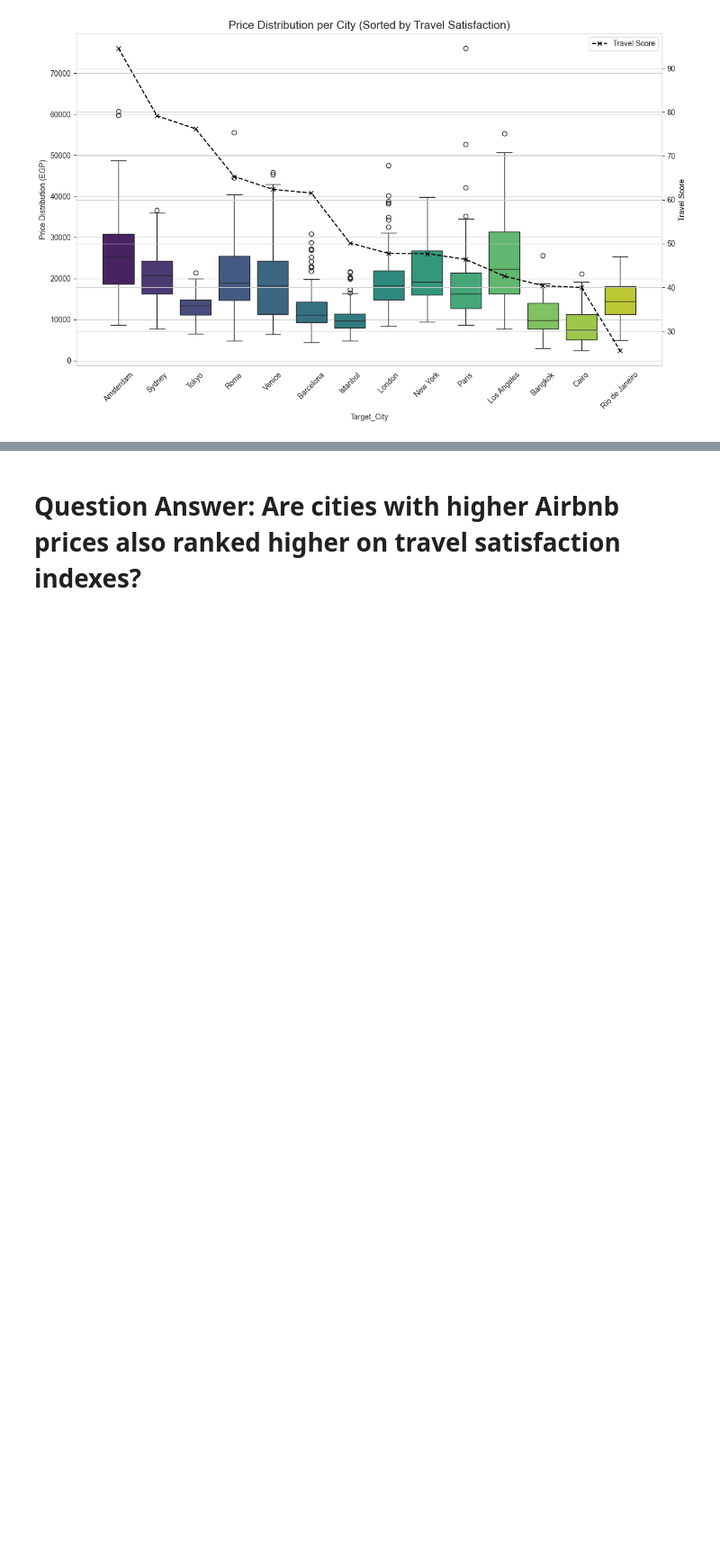
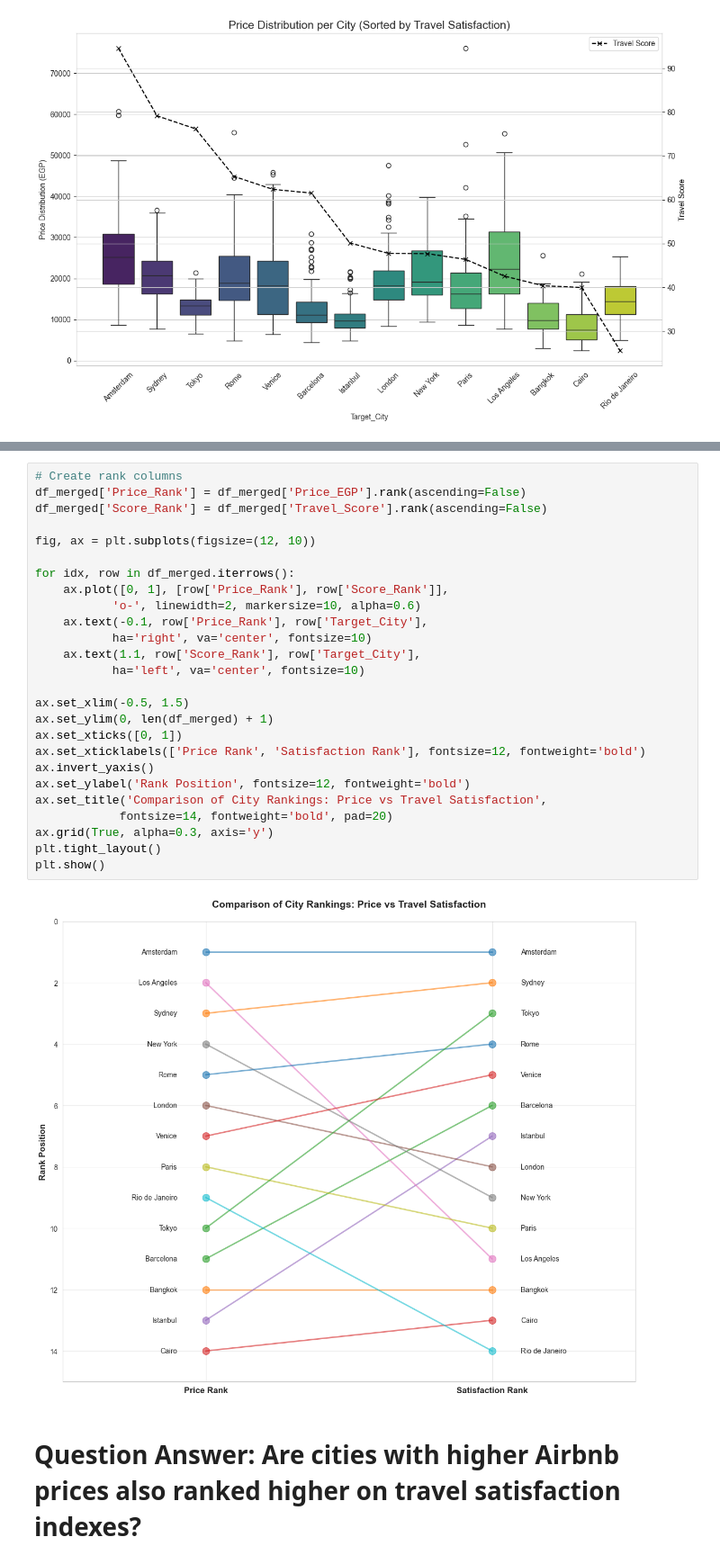
Before and after one commit to FahdKhater/Data-Analysis-Project, a Jupyter notebook: DA_Q1/DA_Project_Q1.ipynb, the cells around one changed output, grey strips where cells are left out. Shown at 90% size. Saved outputs shown, nothing was run; the diff lists cells and outputs as text; blank space fills up the shorter version.

```diff
--- a/DA_Q1/DA_Project_Q1.ipynb
+++ b/DA_Q1/DA_Project_Q1.ipynb
@@ -305,3 +334,31 @@ Passing `palette` without assigning `hue` is deprecated and will be removed in v
+# %%
+# Create rank columns
+df_merged['Price_Rank'] = df_merged['Price_EGP'].rank(ascending=False)
+df_merged['Score_Rank'] = df_merged['Travel_Score'].rank(ascending=False)
+
+fig, ax = plt.subplots(figsize=(12, 10))
+
+for idx, row in df_merged.iterrows():
+    ax.plot([0, 1], [row['Price_Rank'], row['Score_Rank']],
+           'o-', linewidth=2, markersize=10, alpha=0.6)
+    ax.text(-0.1, row['Price_Rank'], row['Target_City'],
+           ha='right', va='center', fontsize=10)
+    ax.text(1.1, row['Score_Rank'], row['Target_City'],
+           ha='left', va='center', fontsize=10)
+
+ax.set_xlim(-0.5, 1.5)
+ax.set_ylim(0, len(df_merged) + 1)
+ax.set_xticks([0, 1])
+ax.set_xticklabels(['Price Rank', 'Satisfaction Rank'], fontsize=12, fontweight='bold')
+ax.invert_yaxis()
+ax.set_ylabel('Rank Position', fontsize=12, fontweight='bold')
+ax.set_title('Comparison of City Rankings: Price vs Travel Satisfaction',
+            fontsize=14, fontweight='bold', pad=20)
+ax.grid(True, alpha=0.3, axis='y')
+plt.tight_layout()
+plt.show()
+# %% [output]
+[figure, added]
 # %% [markdown]
 # Question Answer: Are cities with higher Airbnb prices also ranked higher on travel satisfaction indexes?
 # %% [markdown]
```
Also changed, not shown: parts of 1 cell of this notebook.
